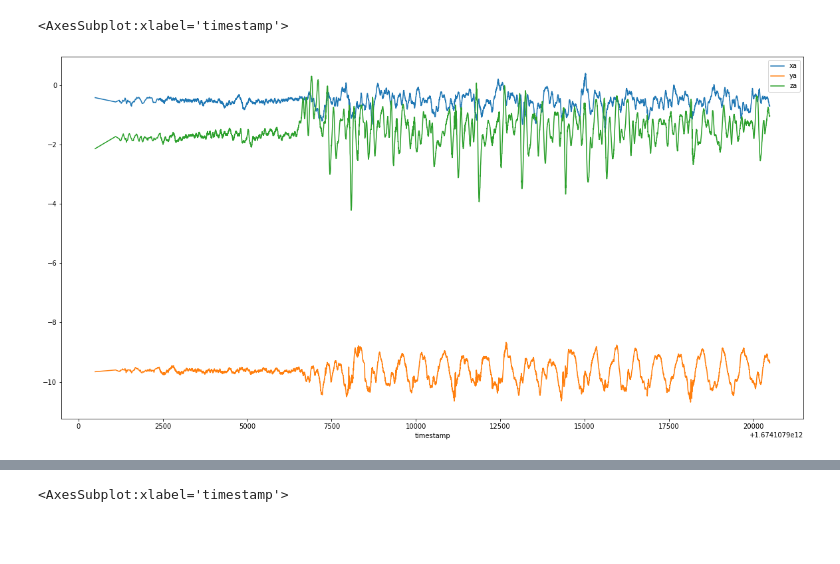
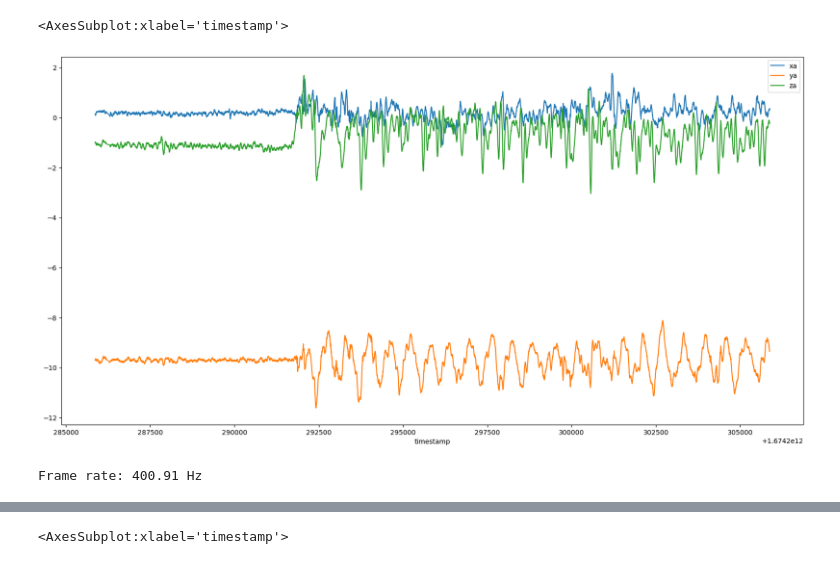
Before and after one commit to localization-as-a-service/local-registration, a Jupyter notebook: imu_trajectory_estimation.ipynb, the cells around one changed output, grey strips where cells are left out. Saved outputs shown, nothing was run; the diff lists cells and outputs as text; code cells hidden in the pictures; blank space fills up the shorter version.

```diff
--- a/imu_trajectory_estimation.ipynb
+++ b/imu_trajectory_estimation.ipynb
@@ -17,7 +23,7 @@ def nearest(items, pivot):
 # %%
 data_dir = "data/raw_data"
 experiment = "exp_8"
-trial = "trial_1"
+trial = "trial_2"
 subject = "subject-1"
 sequence = 2
 # %%
@@ -35,9 +41,12 @@ imu_df = pd.merge(accel_df, gyro_df, on="timestamp", suffixes=("a", "g"))
 
 raw_accel_df = imu_df[["timestamp", "xa", "ya", "za"]].copy()
 # %%
-raw_accel_df.plot(x="timestamp", y=["xa", "ya", "za"], figsize=(20, 10))
+imu_df.plot(x="timestamp", y=["xa", "ya", "za"], figsize=(20, 10))
 # %% [output]
 <AxesSubplot:xlabel='timestamp'>
-[figure, old version]
+[figure, new version]
 # %%
 frame_rate = accel_df.shape[0] / (accel_df.timestamp.values[-1] - accel_df.timestamp.values[0]) * 1000
+print(f"Frame rate: {frame_rate:.2f} Hz")
+# %% [output]
+Frame rate: 400.91 Hz
```
Also changed, not shown: parts of 6 cells of this notebook.
